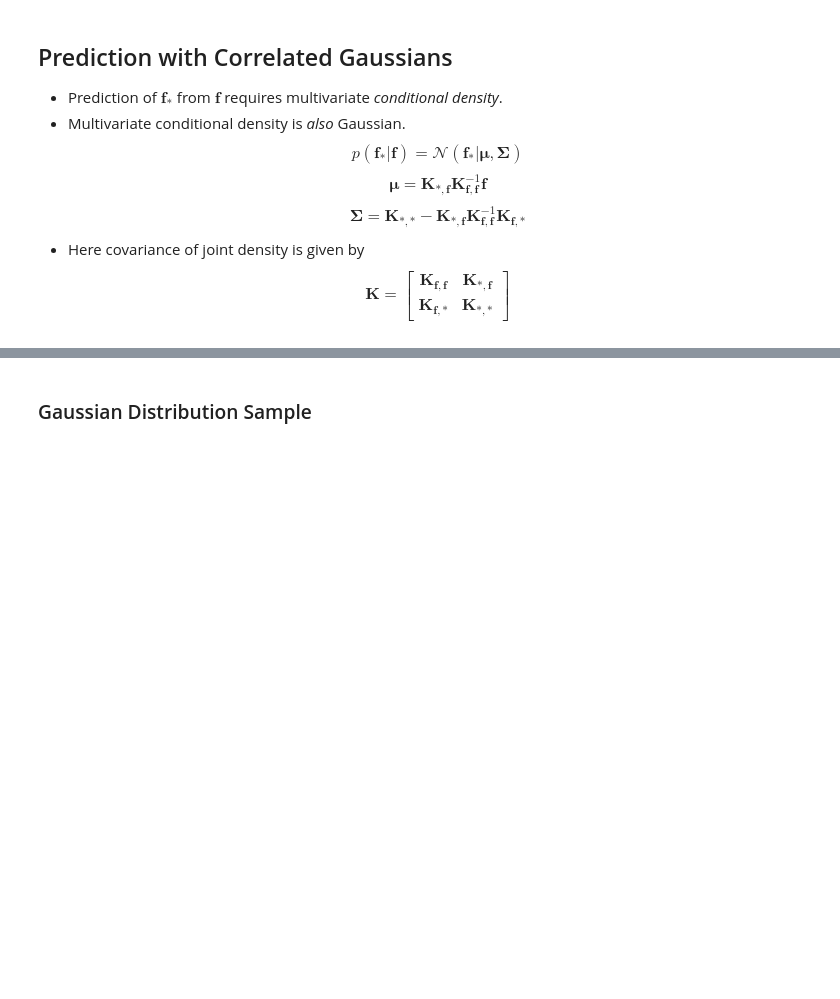
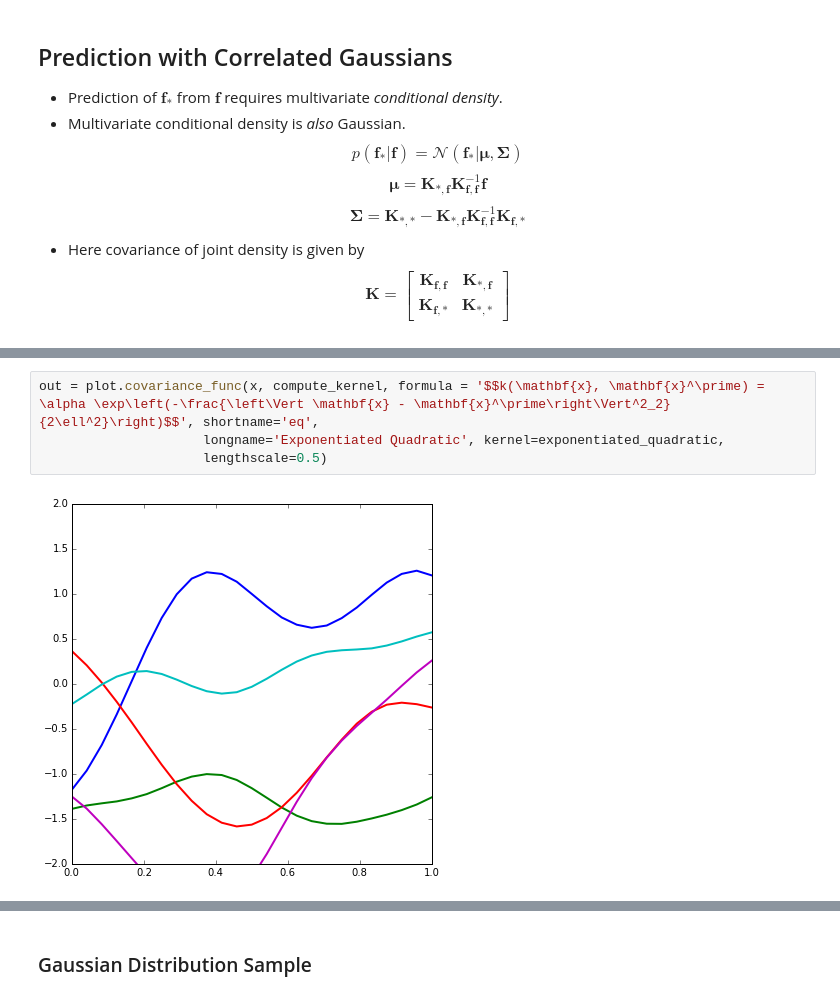
Before and after one commit to sods/gpss, a Jupyter notebook: slides/gaussian_processes.ipynb, the cells around one changed output, grey strips where cells are left out. Drawn from its saved outputs; the diff is of its cells as text; blank space fills up the shorter version.

```diff
--- a/slides/gaussian_processes.ipynb
+++ b/slides/gaussian_processes.ipynb
@@ -993,0 +509,6 @@ is also know as a kernel.</li>
+# %%
+out = plot.covariance_func(x, compute_kernel, formula = '$$k(\mathbf{x}, \mathbf{x}^\prime) = \alpha \exp\left(-\frac{\left\Vert \mathbf{x} - \mathbf{x}^\prime\right\Vert^2_2}{2\ell^2}\right)$$', shortname='eq',
+                     longname='Exponentiated Quadratic', kernel=exponentiated_quadratic,
+                     lengthscale=0.5)
+# %% [output]
+[figure, added]
```
Also changed, not shown: parts of 22 cells of this notebook, 35 other files.
